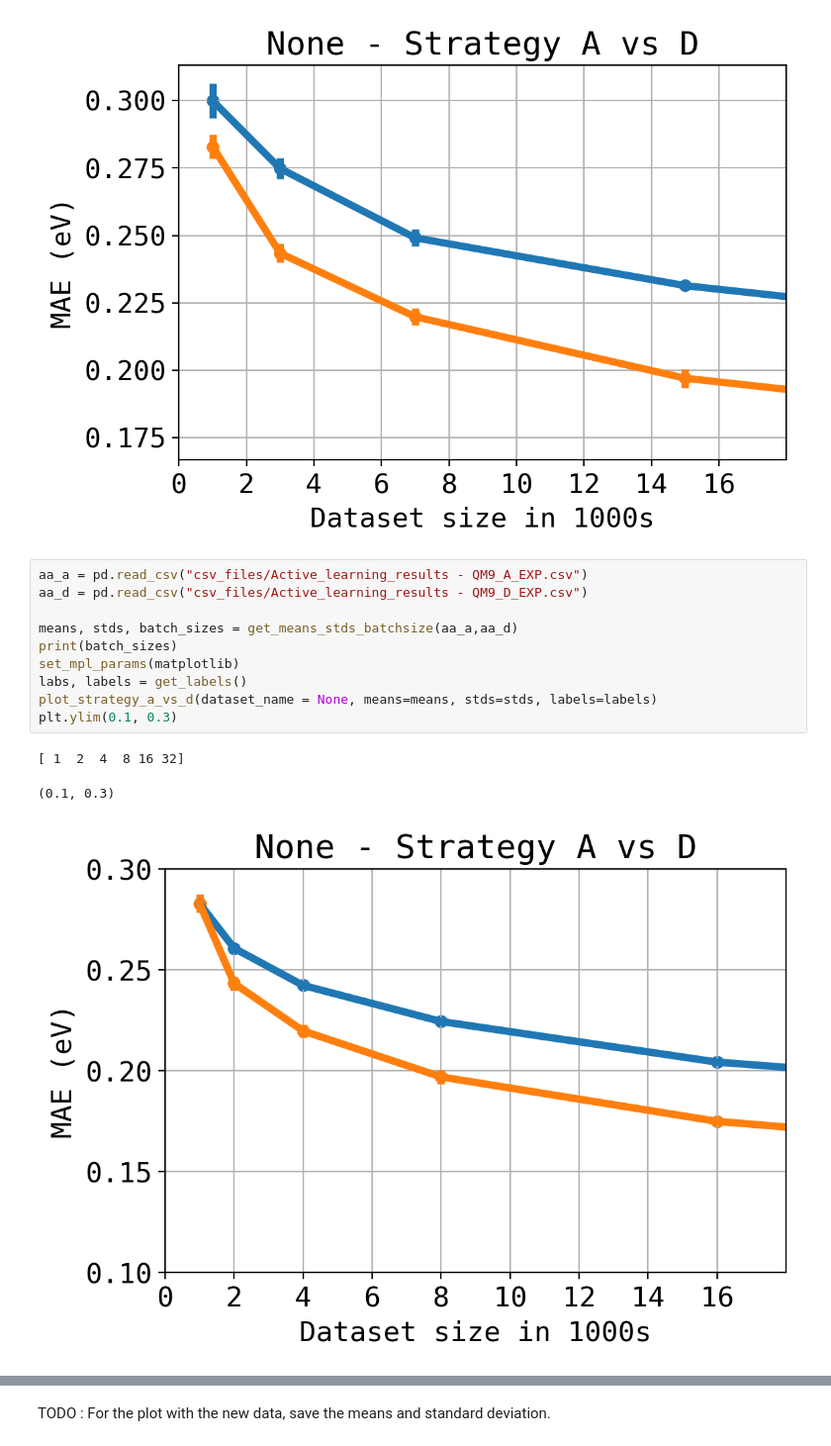
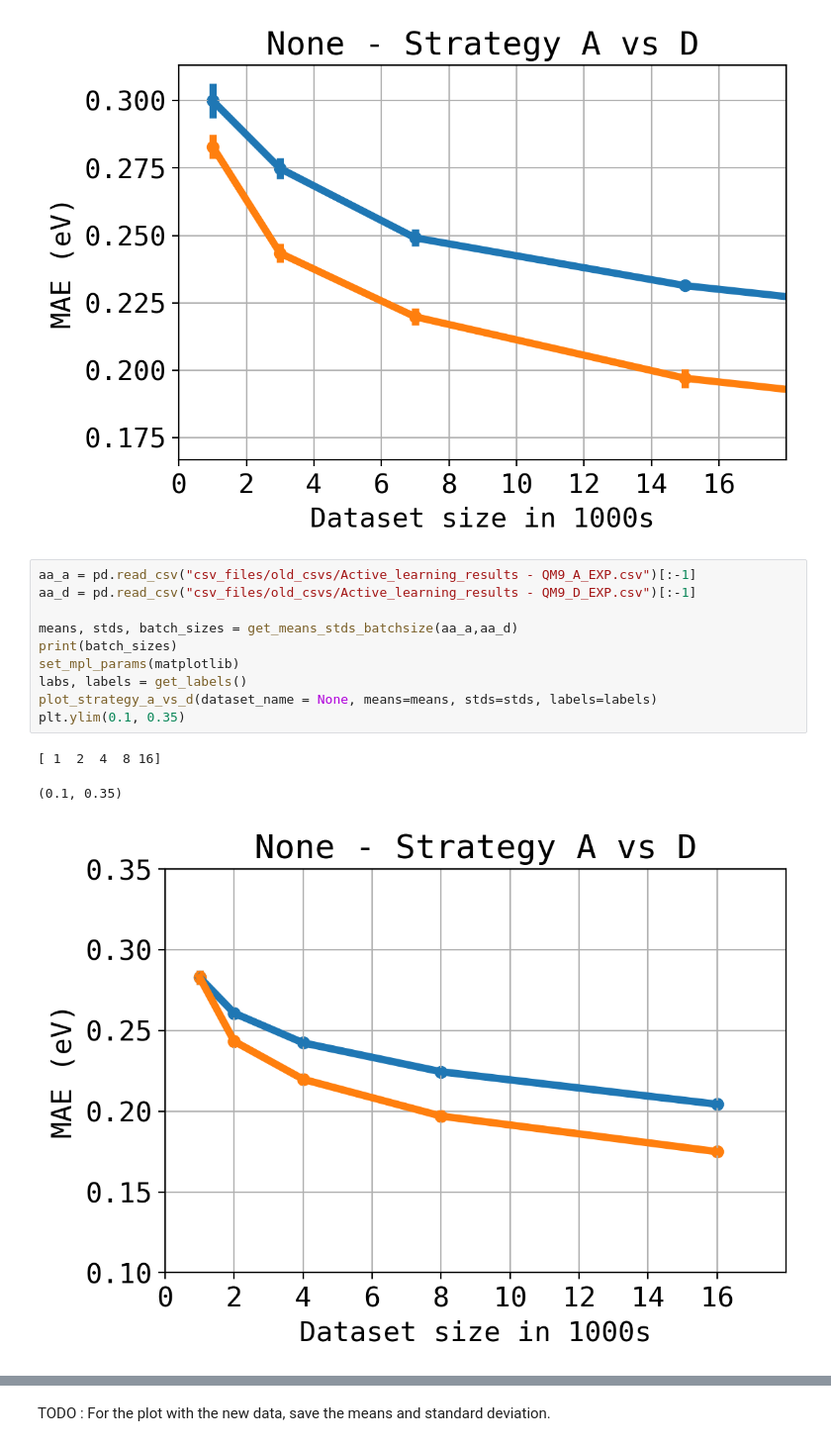
Before and after one commit to kunalghosh/Multi_Fidelity_Prediction_GP, a Jupyter notebook: mfgp/task1_new/puhti_runs/MakePlots.ipynb, the cells around one changed output, grey strips where cells are left out. Shown at 99% size. Cells and saved outputs as stored; diff of their text form.

```diff
--- a/mfgp/task1_new/puhti_runs/MakePlots.ipynb
+++ b/mfgp/task1_new/puhti_runs/MakePlots.ipynb
@@ -182,17 +182,17 @@ plot_strategy_a_vs_d(dataset_name = None, means=means, stds=stds, labels=labels)
 [ 1  3  7 15 31]
 [figure]
 # %%
-aa_a = pd.read_csv("csv_files/Active_learning_results - QM9_A_EXP.csv")
-aa_d = pd.read_csv("csv_files/Active_learning_results - QM9_D_EXP.csv")
+aa_a = pd.read_csv("csv_files/old_csvs/Active_learning_results - QM9_A_EXP.csv")[:-1]
+aa_d = pd.read_csv("csv_files/old_csvs/Active_learning_results - QM9_D_EXP.csv")[:-1]
 
 means, stds, batch_sizes = get_means_stds_batchsize(aa_a,aa_d)
 print(batch_sizes)
 set_mpl_params(matplotlib)
 labs, labels = get_labels()
 plot_strategy_a_vs_d(dataset_name = None, means=means, stds=stds, labels=labels)
-plt.ylim(0.1, 0.3)
+plt.ylim(0.1, 0.35)
 # %% [output]
-[ 1  2  4  8 16 32]
+[ 1  2  4  8 16]
-(0.1, 0.3)
+(0.1, 0.35)
-[figure, old version]
+[figure, new version]
 # %%
```
Also changed, not shown: parts of 10 cells of this notebook, 22 other files.
